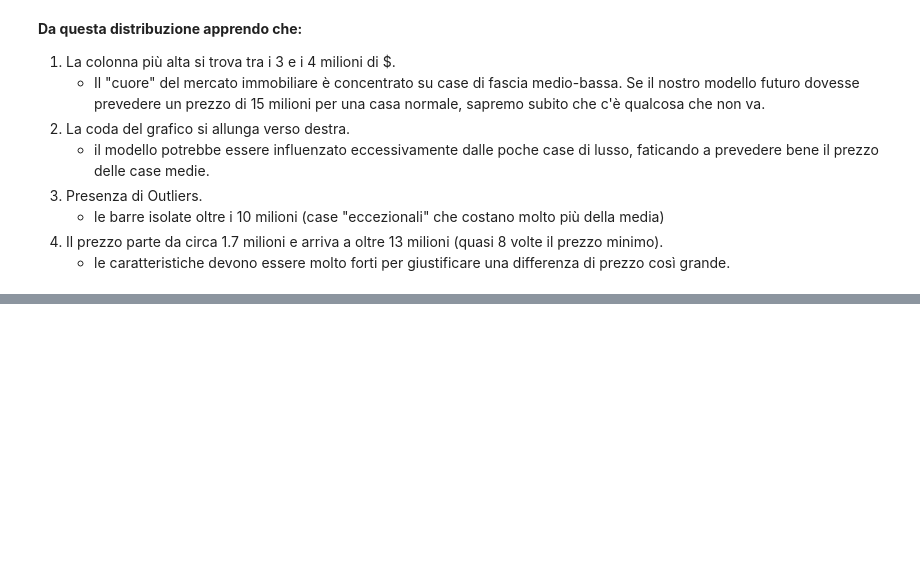
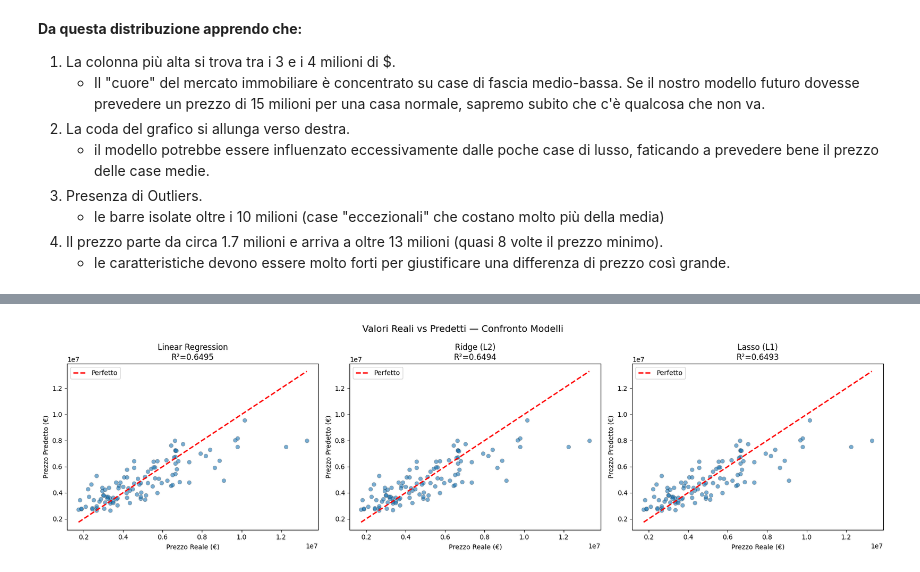
Before and after one commit to bassignana/bitcamp, a Jupyter notebook: esercizi/previsione_prezzi/previsione_prezzi.ipynb, the cells around one changed output, grey strips where cells are left out. Cells and saved outputs as stored; diff of their text form; code cells hidden in the pictures; blank space fills up the shorter version.

Commit message:
allenamento modelli e predizioni

```diff
--- a/esercizi/previsione_prezzi/previsione_prezzi.ipynb
+++ b/esercizi/previsione_prezzi/previsione_prezzi.ipynb
@@ -171,0 +233,4 @@ plt.show()
+# %%
+X_train, X_test, y_train, y_test = train_test_split(X, y, test_size=0.2, random_state=42) # 20% dei dati per il test, 80% per il training
+print(f"Training set : {X_train.shape[0]} campioni") # 436 campioni
+print(f"Test set     : {X_test.shape[0]} campioni") # 109 campioni
@@ -171,0 +250,12 @@ plt.show()
+# %%
+# --- CREAMO E ALLENIAMO I MODELLI
+
+# istanze dei modelli:
+lr = LinearRegression()
+ridge = Ridge(alpha=1.0)  # alpha è il parametro di regolarizzazione
+lasso = Lasso(alpha=500)  # alpha più alto perchè i prezzi sono molto grandi
+
+# Training... il modello studia la relazione tra X e y
+lr.fit(X_train_scaled, y_train)
+ridge.fit(X_train_scaled, y_train)
+lasso.fit(X_train_scaled, y_train)
@@ -171,0 +343,31 @@ plt.show()
+# %%
+# --- Grafici Comparativi (Reale vs Predetto)
+# Ogni punto è una casa:
+#   sull'asse X il prezzo reale,
+#   sull'asse Y quello predetto dal modello.
+
+fig, axes = plt.subplots(1, 3, figsize=(18, 5))
+fig.suptitle("Valori Reali vs Predetti — Confronto Modelli", fontsize=14)
+
+dati = [
+    ("Linear Regression", y_pred_lr,     0.6495), # R² calcolato in precedenza
+    ("Ridge (L2)",         y_pred_ridge, 0.6494),
+    ("Lasso (L1)",         y_pred_lasso, 0.6493),
+]
+
+for ax, (nome, y_pred, r2) in zip(axes, dati):
+    ax.scatter(y_test, y_pred, alpha=0.6, edgecolors="k", linewidths=0.3)
+
+    # Linea rossa tratteggiata = predizione perfetta
+    lim = [y_test.min(), y_test.max()]
+    ax.plot(lim, lim, "r--", lw=2, label="Perfetto")
+
+    ax.set_xlabel("Prezzo Reale (€)")
+    ax.set_ylabel("Prezzo Predetto (€)")
+    ax.set_title(f"{nome}\nR²={r2:.4f}")
+    ax.legend()
+
+plt.tight_layout()
+plt.show()
+# %% [output]
+[figure, added]
```
Also changed, not shown: parts of 18 cells of this notebook.
